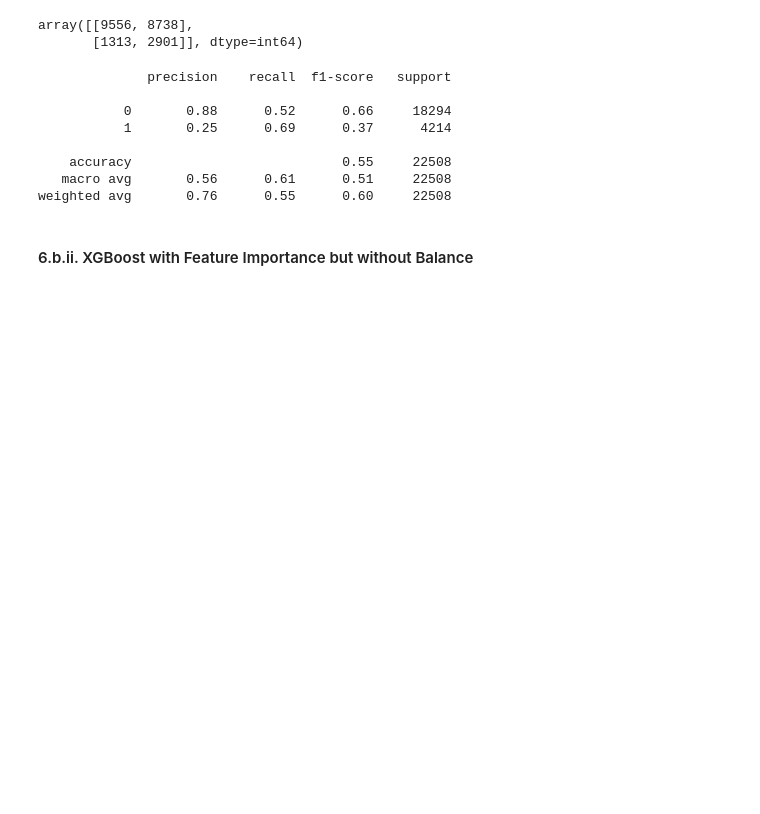
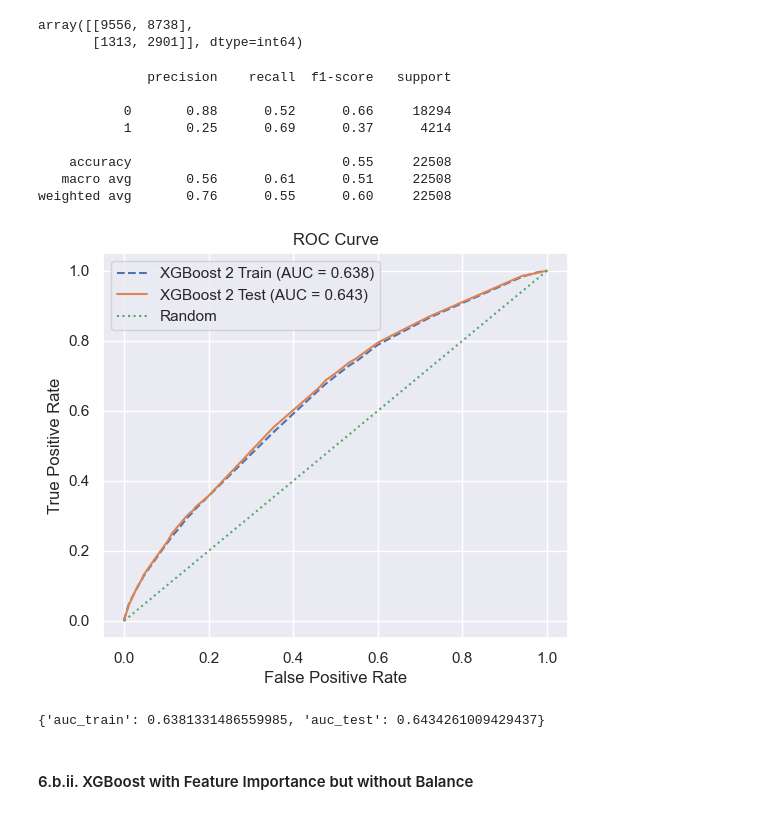
Before and after one commit to cabustillo13/airport-flight-delay-prediction, a Jupyter notebook: challenge/exploration.ipynb, the cells around one changed output. Drawn from its saved outputs; the diff is of its cells as text; code cells hidden in the pictures; blank space fills up the shorter version.

```diff
--- a/challenge/exploration.ipynb
+++ b/challenge/exploration.ipynb
@@ -485,6 +574,20 @@ print(classification_report(y_test2, xgboost_y_preds_2))
     accuracy                           0.55     22508
    macro avg       0.56      0.61      0.51     22508
 weighted avg       0.76      0.55      0.60     22508
+# %%
+auc_scores = plot_roc_curve(
+    model=xgb_model_2,
+    x_train=x_train2,
+    y_train=y_train2,
+    x_test=x_test2,
+    y_test=y_test2,
+    model_name='XGBoost 2'
+)
+
+print(auc_scores)
+# %% [output]
+[figure, added]
+{'auc_train': 0.6381331486559985, 'auc_test': 0.6434261009429437}
 # %% [markdown]
 #### 6.b.ii. XGBoost with Feature Importance but without Balance
 # %%
```
Also changed, not shown: parts of 7 cells of this notebook, 1 other file.
